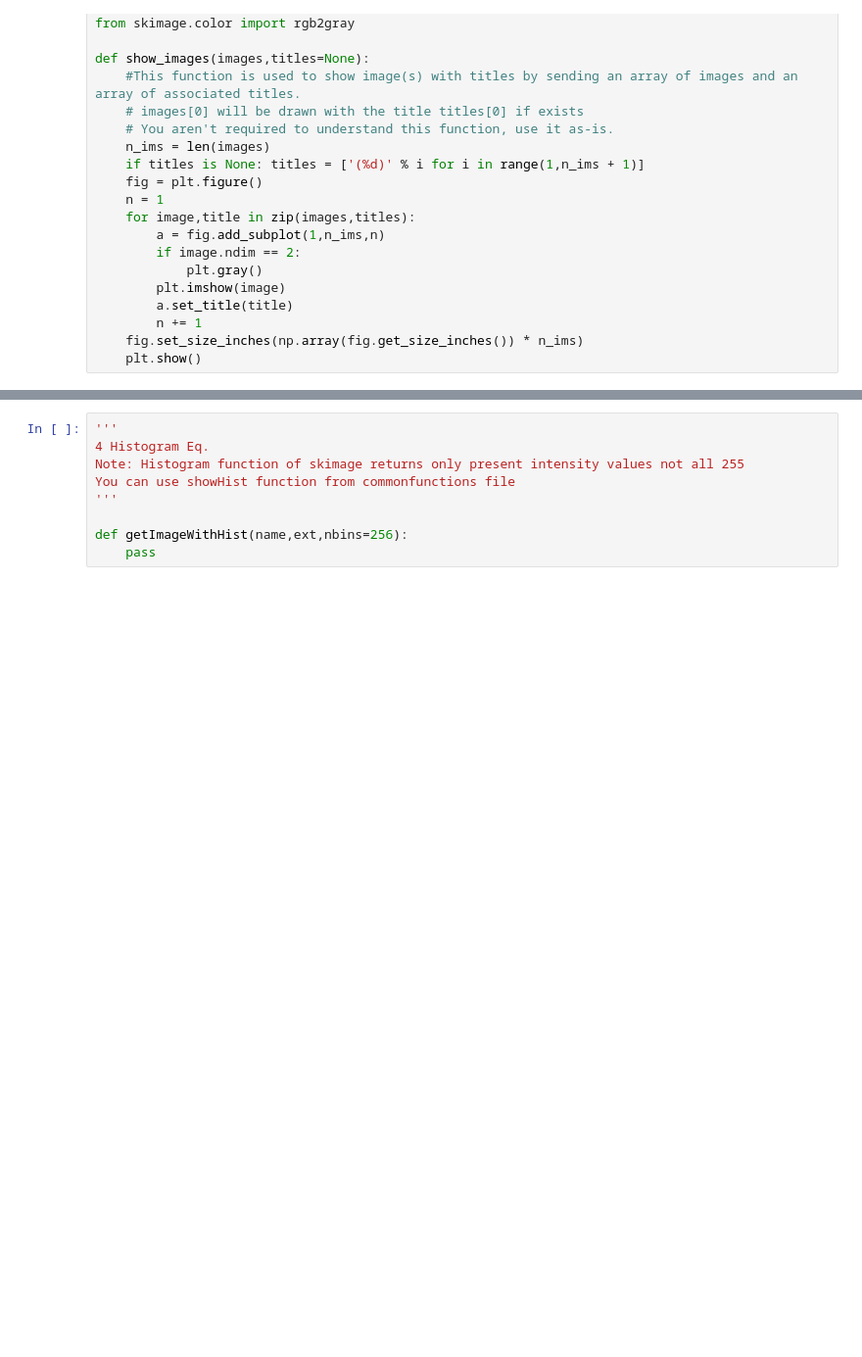
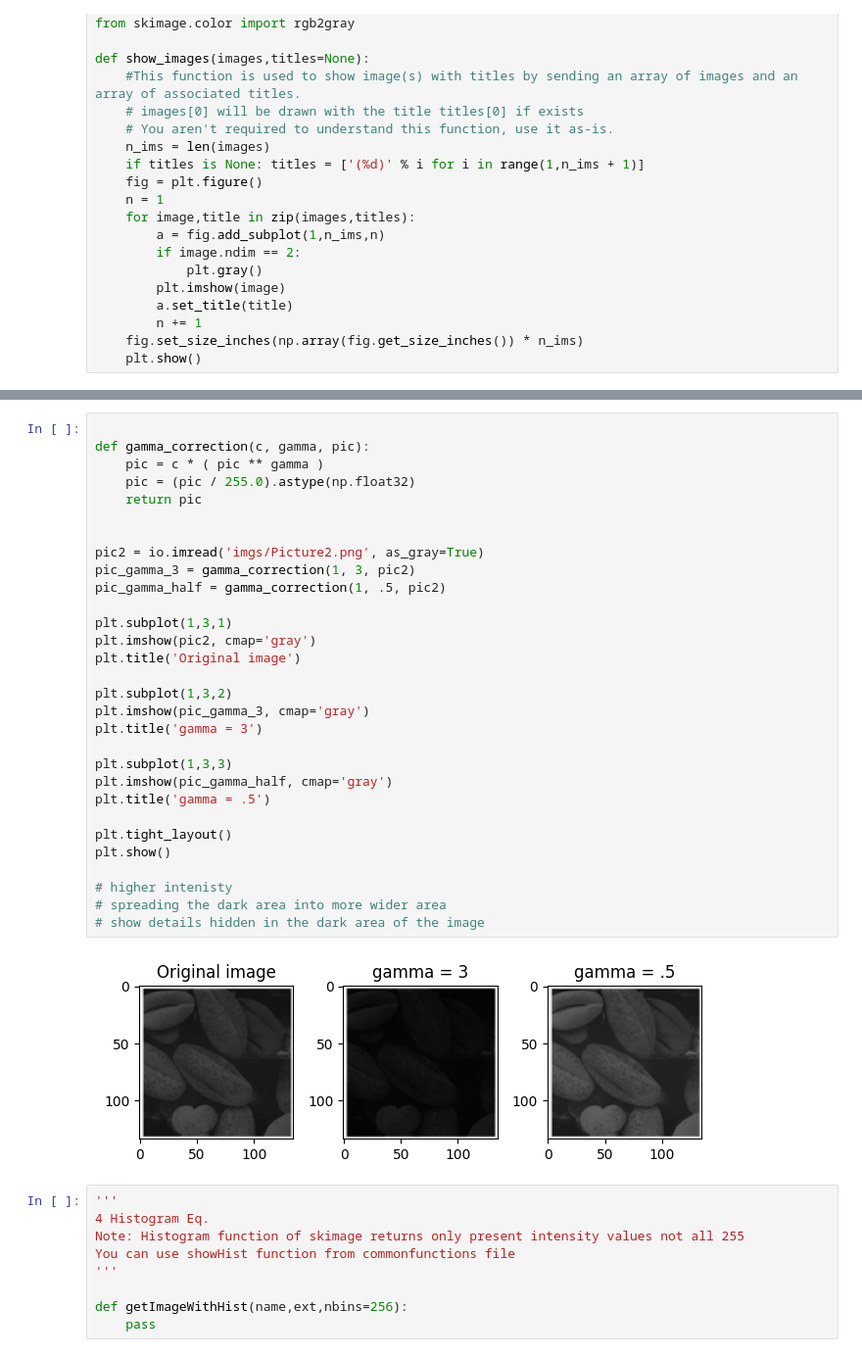
Before and after one commit to asermohamed1/image_processing-labs, a Jupyter notebook: Lab4-std/Lab 4/Lab4_STD.ipynb, the cells around one changed output, grey strips where cells are left out. Shown at 98% size. Drawn from its saved outputs; the diff is of its cells as text; blank space fills up the shorter version.

```diff
--- a/Lab4-std/Lab 4/Lab4_STD.ipynb
+++ b/Lab4-std/Lab 4/Lab4_STD.ipynb
@@ -92,3 +82,35 @@ Gamma Correction
+# %%
+
+def gamma_correction(c, gamma, pic):
+    pic = c * ( pic ** gamma )
+    pic = (pic / 255.0).astype(np.float32)
+    return pic
+
+
+pic2 = io.imread('imgs/Picture2.png', as_gray=True)
+pic_gamma_3 = gamma_correction(1, 3, pic2)
+pic_gamma_half = gamma_correction(1, .5, pic2)
+
+plt.subplot(1,3,1)
+plt.imshow(pic2, cmap='gray')
+plt.title('Original image')
+
+plt.subplot(1,3,2)
+plt.imshow(pic_gamma_3, cmap='gray')
+plt.title('gamma = 3')
+
+plt.subplot(1,3,3)
+plt.imshow(pic_gamma_half, cmap='gray')
+plt.title('gamma = .5')
+
+plt.tight_layout()
+plt.show()
+
+# higher intenisty
+# spreading the dark area into more wider area
+# show details hidden in the dark area of the image
+# %% [output]
+[figure, added]
 # %%
 '''
 4 Histogram Eq.
```
Also changed, not shown: parts of 3 cells of this notebook.
